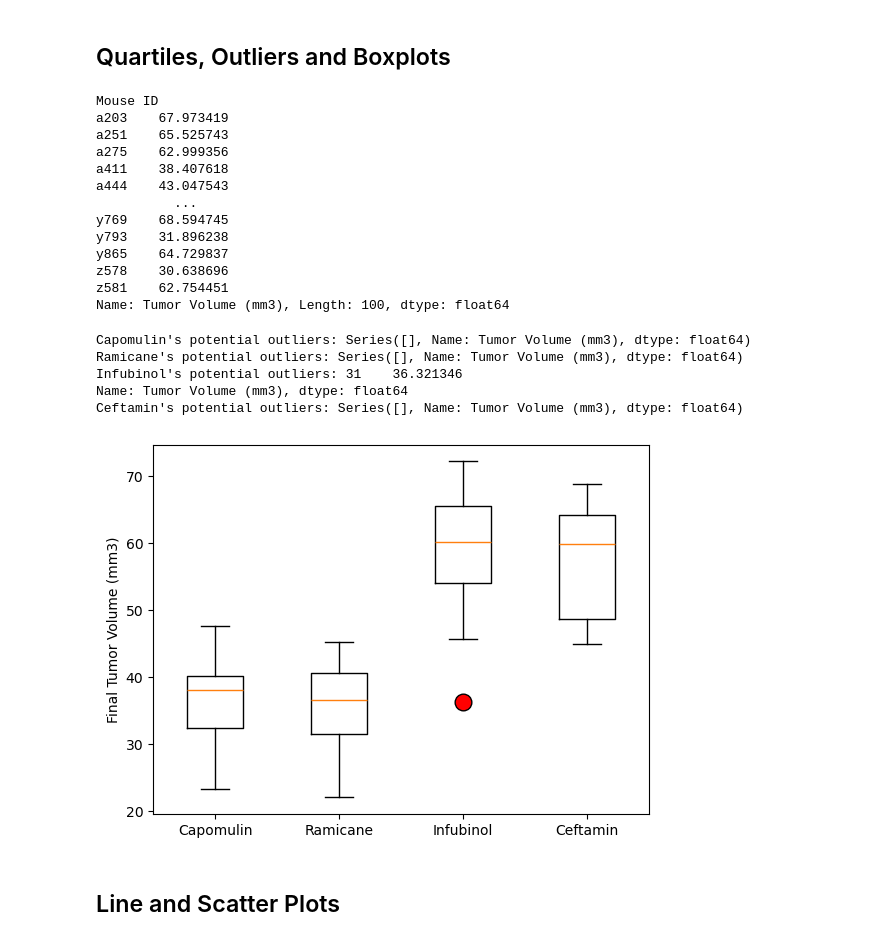
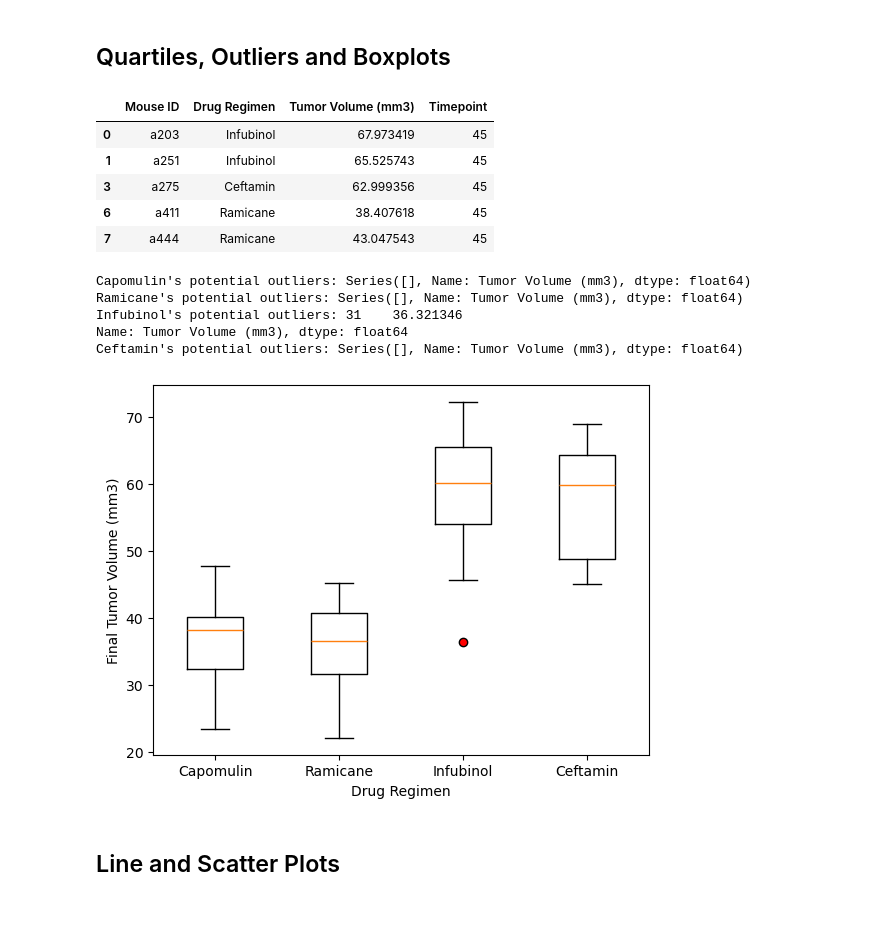
Before and after one commit to Angelinamurdock/matplotlib-challenge, a Jupyter notebook: Pymaceuticals/pymaceuticals_final.ipynb, the cells around one changed output. Saved outputs shown, nothing was run; the diff lists cells and outputs as text; code cells hidden in the pictures; blank space fills up the shorter version.

```diff
--- a/Pymaceuticals/pymaceuticals_final.ipynb
+++ b/Pymaceuticals/pymaceuticals_final.ipynb
@@ -12,8 +12,8 @@ import pandas as pd
 import scipy.stats as st
 
 # Study data files
-mouse_metadata_path = "data/Mouse_metadata.csv"
-study_results_path = "data/Study_results.csv"
+mouse_metadata_path = "data/mouse_metadata.csv"
+study_results_path = "data/study_results.csv"
 
 # Read the mouse data and the study results
 mouse_metadata = pd.read_csv(mouse_metadata_path)
@@ -188,53 +187,53 @@ plt.show()
 ## Quartiles, Outliers and Boxplots
 # %%
 # Calculate the final tumor volume of each mouse across four of the treatment regimens:
-# Capomulin, Ramicane, Infubinol, and Ceftamin
-filtered_data = complete_data_cleaned[
-    (complete_data_cleaned['Drug Regimen'] == 'Capomulin') |
-    (complete_data_cleaned['Drug Regimen'] == 'Ramicane') |
-    (complete_data_cleaned['Drug Regimen'] == 'Infubinol') |
-    (complete_data_cleaned['Drug Regimen'] == 'Ceftamin')
-]
-
-sorted_data = filtered_data.sort_values(by=['Mouse ID', 'Timepoint'])
+# # Capomulin, Ramicane, Infubinol, and Ceftamin
 
 # Start by getting the last (greatest) timepoint for each mouse
-final_tumor_volumes = sorted_data.groupby('Mouse ID').last()['Tumor Volume (mm3)']
+greatest_timepoint = complete_data_cleaned.groupby('Mouse ID')['Timepoint'].max()
 
 # Merge this group df with the original DataFrame to get the tumor volume at the last timepoint
-merged_df = pd.merge(complete_data_cleaned, final_tumor_volumes, how='left', on='Mouse ID', suffixes=('', '_Final'))
-final_tumor_volumes
+merged_df = pd.merge(greatest_timepoint, complete_data_cleaned, on=['Mouse ID', 'Timepoint'])
+
+last_tumor_data = merged_df[merged_df['Drug Regimen'].isin(['Capomulin', 'Ramicane', 'Infubinol', 'Ceftamin'])]
+
+last_tumor_data[['Mouse ID', 'Drug Regimen', 'Tumor Volume (mm3)', 'Timepoint']].head()
 # %% [output]
-Mouse ID
-a203    67.973419
-a251    65.525743
-a275    62.999356
-a411    38.407618
-a444    43.047543
-          ...
-y769    68.594745
-y793    31.896238
-y865    64.729837
-z578    30.638696
-z581    62.754451
-Name: Tumor Volume (mm3), Length: 100, dtype: float64
+|  | Mouse ID | Drug Regimen | Tumor Volume (mm3) | Timepoint |
+| 0 | a203 | Infubinol | 67.973419 | 45 |
+| 1 | a251 | Infubinol | 65.525743 | 45 |
+| 3 | a275 | Ceftamin | 62.999356 | 45 |
+| 6 | a411 | Ramicane | 38.407618 | 45 |
+| 7 | a444 | Ramicane | 43.047543 | 45 |
 # %%
 # Put treatments into a list for for loop (and later for plot labels)
-
+four_treatments = ['Capomulin', 'Ramicane', 'Infubinol', 'Ceftamin']
 
 # Create empty list to fill with tumor vol data (for plotting)
+tumor_volume = []
 
-
-# Calculate the IQR and quantitatively determine if there are any potential outliers.
-
+# Create a for loop to go through each of the treatments
+for treatment in four_treatments:
 
     # Locate the rows which contain mice on each drug and get the tumor volumes
+    tumor_volumes = last_tumor_data.loc[last_tumor_data['Drug Regimen'] == treatment, 'Tumor Volume (mm3)']
 
+    # Add the tumor data to the list
+    tumor_volume.append(tumor_volumes)
 
-    # add subset
+    # Calculate the IQR and quantitatively determine if there are any potential outliers.
+    quartiles = tumor_volumes.quantile([.25,.5,.75])
+    lowerq = quartiles[0.25]
+    upperq = quartiles[0.75]
+    iqr = upperq-lowerq
 
+    lower_bound = lowerq - 1.5*iqr
+    upper_bound = upperq + 1.5*iqr
 
     # Determine outliers using upper and lower bounds
+    outliers = tumor_volumes[(tumor_volumes < lower_bound) | (tumor_volumes > upper_bound)]
+
+    print(f"{treatment}'s potential outliers: {outliers}")
 # %% [output]
 Capomulin's potential outliers: Series([], Name: Tumor Volume (mm3), dtype: float64)
 Ramicane's potential outliers: Series([], Name: Tumor Volume (mm3), dtype: float64)
@@ -243,8 +242,14 @@ Name: Tumor Volume (mm3), dtype: float64
 Ceftamin's potential outliers: Series([], Name: Tumor Volume (mm3), dtype: float64)
 # %%
 # Generate a box plot that shows the distribution of the tumor volume for each treatment group.
+plt.boxplot(tumor_volume, tick_labels=four_treatments,
+            flierprops=dict(marker = 'o', markerfacecolor='red'))
+plt.ylabel('Final Tumor Volume (mm3)')
+plt.xlabel('Drug Regimen')
+
+plt.show()
 # %% [output]
-[figure, old version]
+[figure, new version]
 # %% [markdown]
 ## Line and Scatter Plots
 # %%
```
Also changed, not shown: parts of 5 cells of this notebook, 5 other files.
